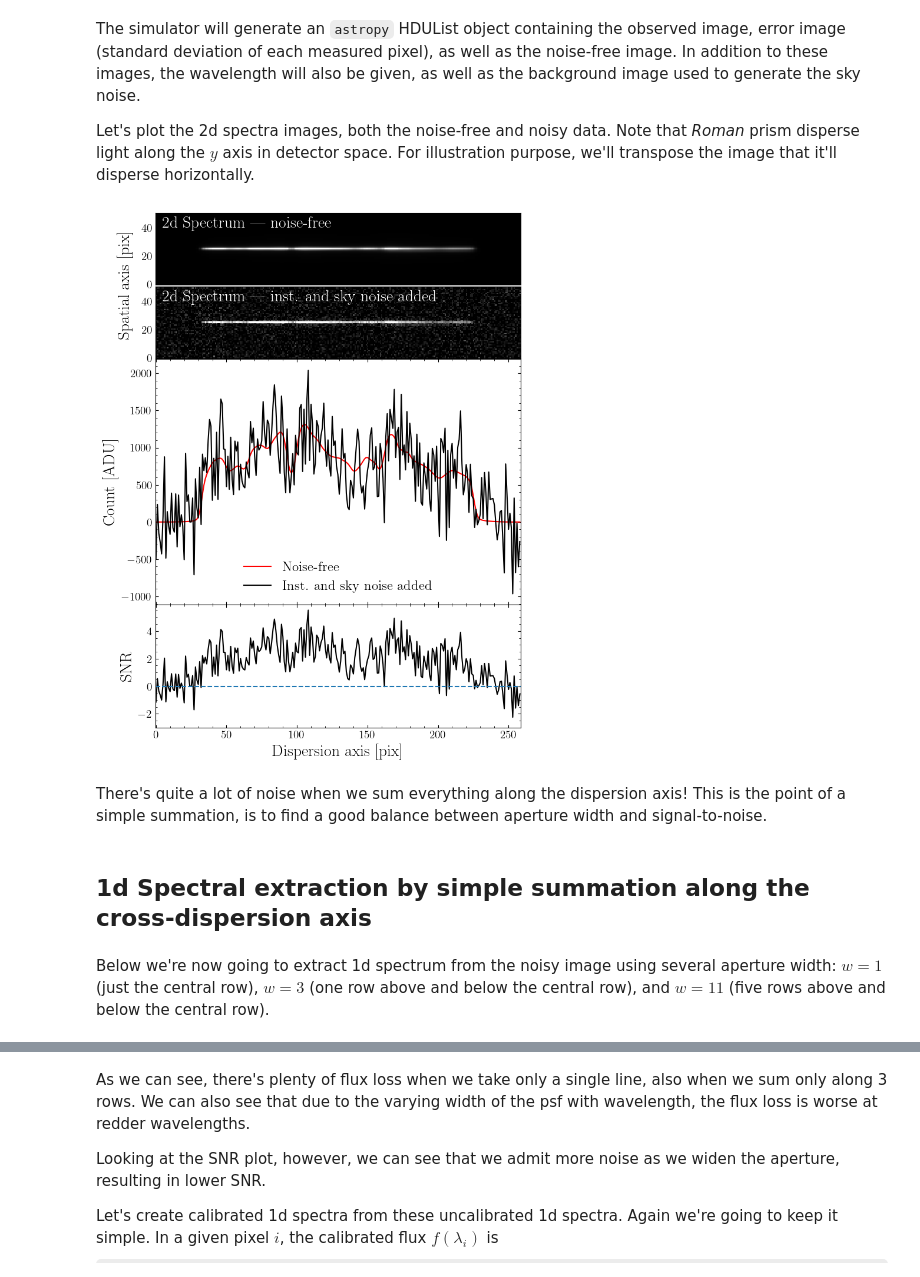
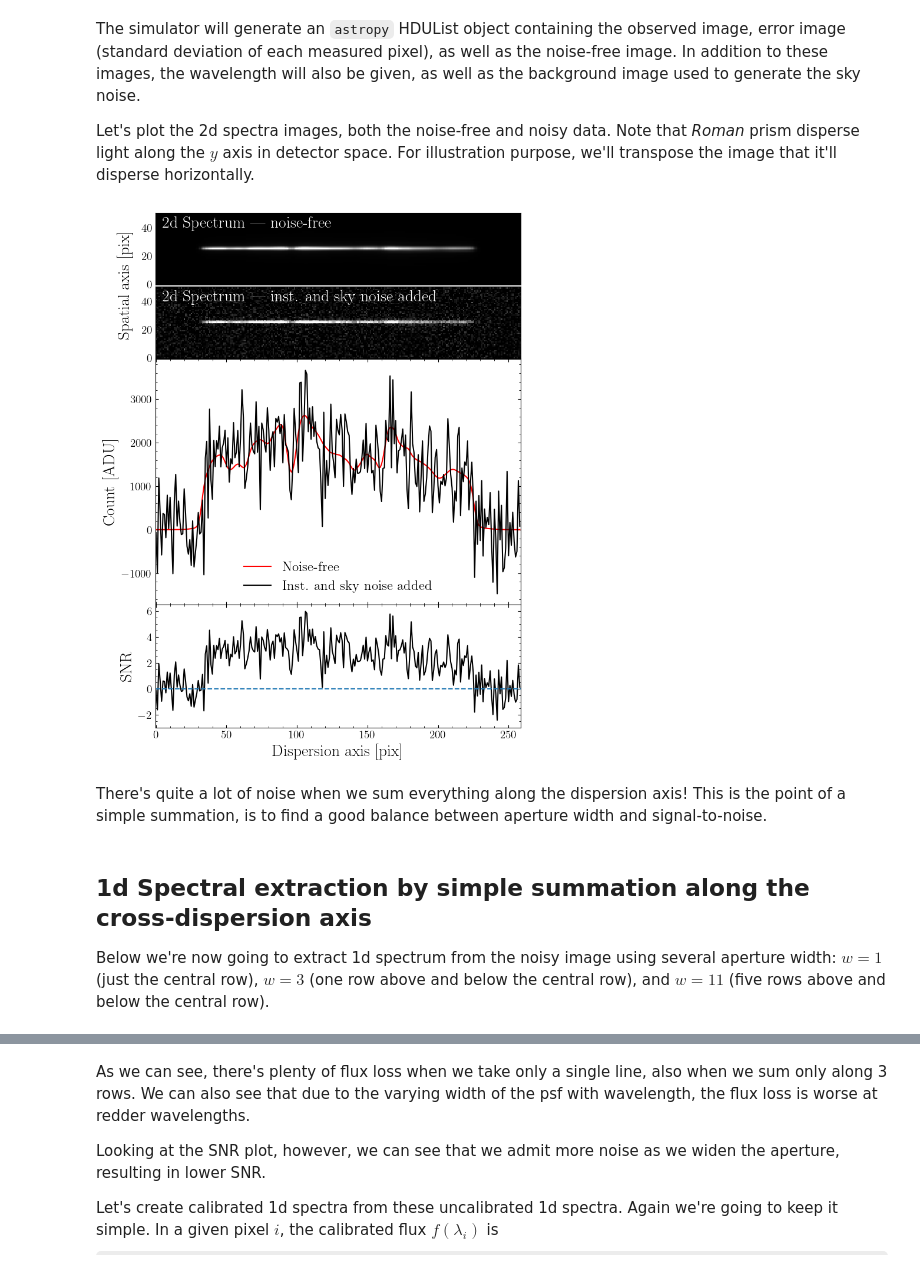
Before and after one commit to sangeetak20/RomanSpectraDataChallenge, a Jupyter notebook: 1d_spectral_extraction_using_simple_summation_and_optimum_spectral_extraction.ipynb, the cells around one changed output, grey strips where cells are left out. Cells and saved outputs as stored; diff of their text form; code cells hidden in the pictures; some formulas as TeX source.

```diff
--- a/1d_spectral_extraction_using_simple_summation_and_optimum_spectral_extraction.ipynb
+++ b/1d_spectral_extraction_using_simple_summation_and_optimum_spectral_extraction.ipynb
@@ -119,10 +123,10 @@ nL, nP, nQ = scene.nL, scene.nP, scene.nQ
 Now we have the scene and ready to run the simulator and generate a 2d spectrum. Let's define some observational parameters: The exposure time, the dithering, and the roll angle of the observations. Don't worry about the dither and roll angle, just set the exposure time to 30 minutes.
 # %%
 ## Some parameters of the simulator
-exposureTimeSp = 1800.0 * u.s ## Exposure time for spectroscopic observations
+exposureTimeSp = 3600.0 * u.s ## Exposure time for spectroscopic observations
 
 ## Dither pattern: shift_x, shift_y, and angle
-ditherPattern = [(0.0 * u.arcsec, 0.0 * u.arcsec, 0.0 * u.deg)]
+ditherPattern = [(0.033 * u.arcsec, 0.0 * u.arcsec, 0.0 * u.deg)]
 # %%
 ## Fire up the simulator and generate the spectrum using the parameters above
 simulator = RomanDisperserSimulator(disperser='prism', oversample=oversample)
@@ -205,44 +209,44 @@ for k in range(2):
 
     ## ax.set_ylabel(r'Spatial axis [pix]');
 
-dY, dMY = 500, 100
+dY, dMY = 1000, 200
 
 axes[2].plot(spec1d_noiseFree, color='r', label='Noise-free')
 axes[2].plot(spec1d_noisy, color='k', label='Inst. and sky noise added')
 
 axes[2].legend(frameon=False, loc='best')
 
 axes[2].yaxis.set_major_locator(ticker.MultipleLocator(dY))
 axes[2].yaxis.set_minor_locator(ticker.MultipleLocator(dMY))
 
 axes[2].set_ylabel(r'Count [ADU]')
 
 axes[3].plot(snr1d, color='k')
 
 axes[3].axhline(linestyle='--')
 
 axes[3].set_xlabel(r'Dispersion axis [pix]')
 
 dY, dMY = 2, 0.5
 
-axes[3].set_ylim(-3, 5.9)
+axes[3].set_ylim(-3, 6.5)
 axes[3].yaxis.set_major_locator(ticker.MultipleLocator(dY))
 axes[3].yaxis.set_minor_locator(ticker.MultipleLocator(dMY))
 
 axes[3].set_ylabel(r'SNR')
 
 plt.subplots_adjust(wspace=wspace, hspace=hspace)
 
 ## Make common label for the first two plots
 axes[0].text(-0.06, 0.0, r'Spatial axis [pix]', rotation='vertical', ha='right', va='center', transform=axes[0].transAxes);
 # %% [output]
-[figure, old version]
+[figure, new version]
 # %% [markdown]
 There's quite a lot of noise when we sum everything along the dispersion axis! This is the point of a simple summation, is to find a good balance between aperture width and signal-to-noise.
 # %% [markdown]
 ## 1d Spectral extraction by simple summation along the cross-dispersion axis
+
+Below we're now going to extract 1d spectrum from the noisy image using several aperture width: $w = 1$ (just the central row), $w = 3$ (one row above and below the central row), and $w=11$ (five rows above and below the central row).
-# %% [markdown]
-Below we're now going to extract 1d spectrum from the noisy image using several aperture width: $w = 1$ (just the central row), $w = 3$ (one row above and below the central row), and $w=11$ (five rows above and below the central row).
 # %%
 ## Declare the half-width, which are 0, 1, and 5
 dKs    = np.array([0, 1, 5], dtype=int)
```
Also changed, not shown: parts of 27 cells of this notebook.
